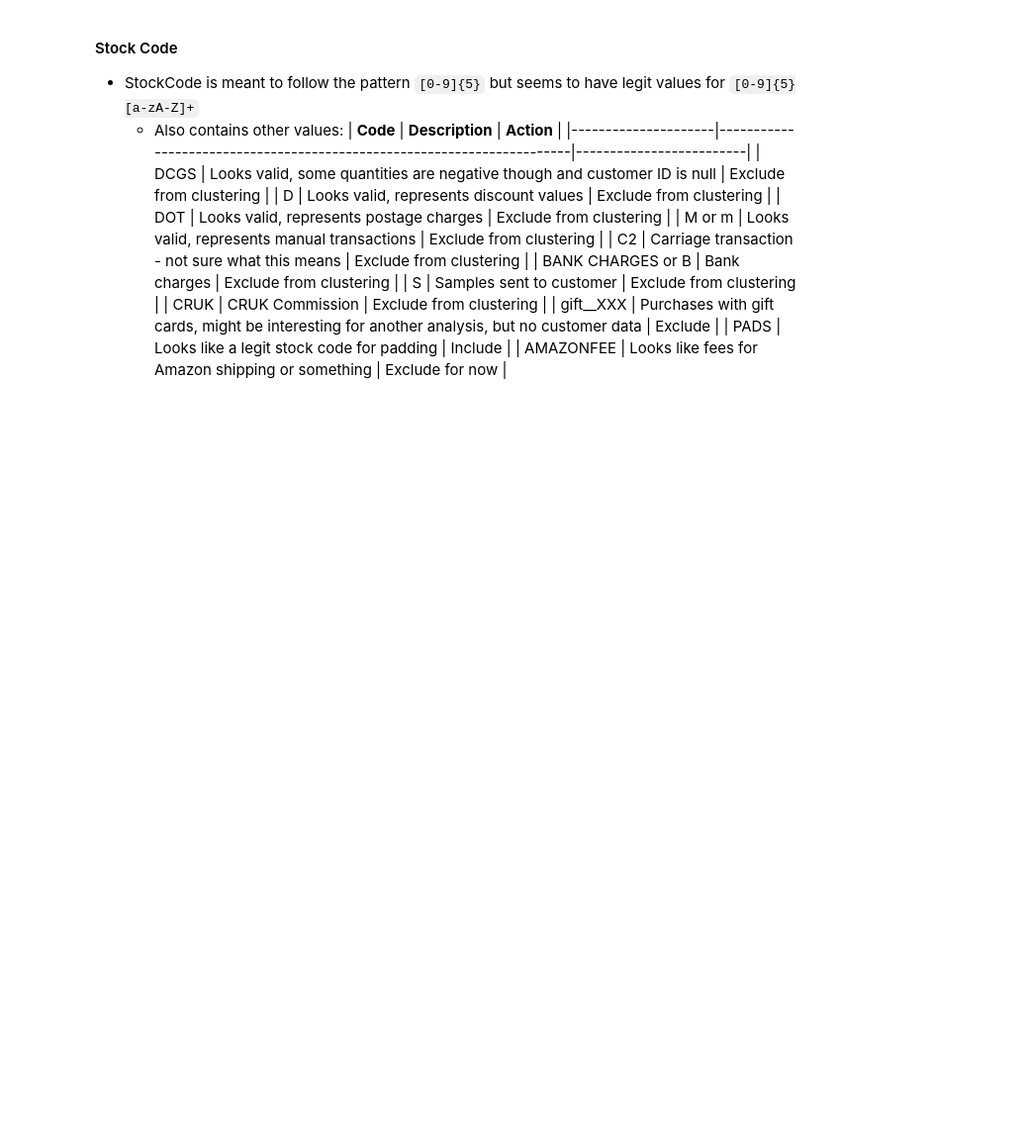
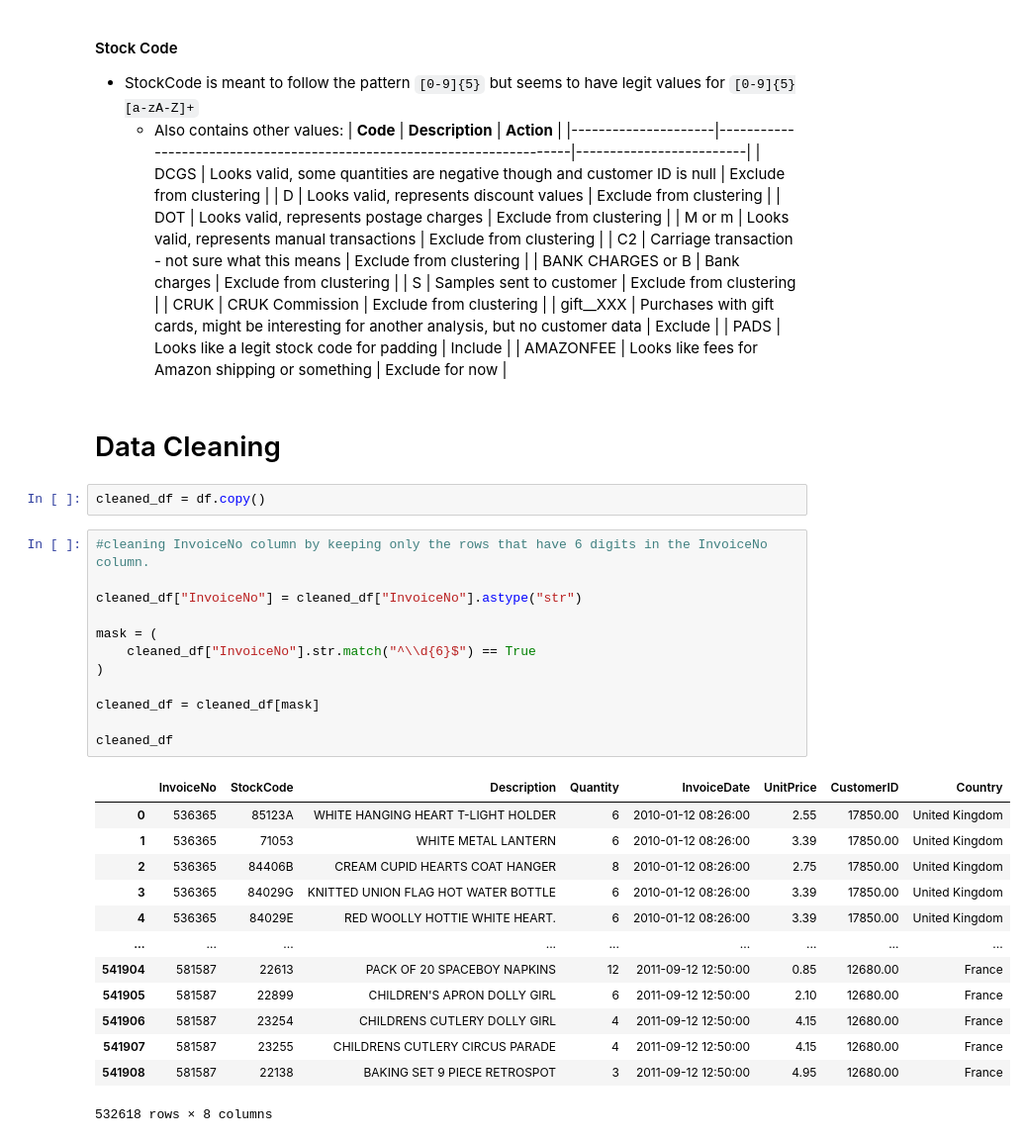
Before and after one commit to dhruvthumar/Project_CS4403-retail-mining, a Jupyter notebook: online-retail-data-clustering.ipynb, the cells around one changed output. Shown at 99% size. Saved outputs shown, nothing was run; the diff lists cells and outputs as text; blank space fills up the shorter version.

```diff
--- a/online-retail-data-clustering.ipynb
+++ b/online-retail-data-clustering.ipynb
@@ -228,3 +228,33 @@ df[df["StockCode"].str.contains("^P")]
         | gift__XXX       | Purchases with gift cards, might be interesting for another analysis, but no customer data | Exclude |
         | PADS            | Looks like a legit stock code for padding                              | Include                 |
         | AMAZONFEE       | Looks like fees for Amazon shipping or something                       | Exclude for now         |
+# %% [markdown]
+# Data Cleaning
+# %%
+cleaned_df = df.copy()
+# %%
+#cleaning InvoiceNo column by keeping only the rows that have 6 digits in the InvoiceNo column.
+
+cleaned_df["InvoiceNo"] = cleaned_df["InvoiceNo"].astype("str")
+
+mask = (
+    cleaned_df["InvoiceNo"].str.match("^\\d{6}$") == True
+)
+
+cleaned_df = cleaned_df[mask]
+
+cleaned_df
+# %% [output]
+|  | InvoiceNo | StockCode | Description | Quantity | InvoiceDate | UnitPrice | CustomerID | Country |
+| 0 | 536365 | 85123A | WHITE HANGING HEART T-LIGHT HOLDER | 6 | 2010-01-12 08:26:00 | 2.55 | 17850.00 | United Kingdom |
+| 1 | 536365 | 71053 | WHITE METAL LANTERN | 6 | 2010-01-12 08:26:00 | 3.39 | 17850.00 | United Kingdom |
+| 2 | 536365 | 84406B | CREAM CUPID HEARTS COAT HANGER | 8 | 2010-01-12 08:26:00 | 2.75 | 17850.00 | United Kingdom |
+| 3 | 536365 | 84029G | KNITTED UNION FLAG HOT WATER BOTTLE | 6 | 2010-01-12 08:26:00 | 3.39 | 17850.00 | United Kingdom |
+| 4 | 536365 | 84029E | RED WOOLLY HOTTIE WHITE HEART. | 6 | 2010-01-12 08:26:00 | 3.39 | 17850.00 | United Kingdom |
+| ... | ... | ... | ... | ... | ... | ... | ... | ... |
+| 541904 | 581587 | 22613 | PACK OF 20 SPACEBOY NAPKINS | 12 | 2011-09-12 12:50:00 | 0.85 | 12680.00 | France |
+| 541905 | 581587 | 22899 | CHILDREN'S APRON DOLLY GIRL | 6 | 2011-09-12 12:50:00 | 2.10 | 12680.00 | France |
+| 541906 | 581587 | 23254 | CHILDRENS CUTLERY DOLLY GIRL | 4 | 2011-09-12 12:50:00 | 4.15 | 12680.00 | France |
+| 541907 | 581587 | 23255 | CHILDRENS CUTLERY CIRCUS PARADE | 4 | 2011-09-12 12:50:00 | 4.15 | 12680.00 | France |
+| 541908 | 581587 | 22138 | BAKING SET 9 PIECE RETROSPOT | 3 | 2011-09-12 12:50:00 | 4.95 | 12680.00 | France |
+532618 rows × 8 columns
```
Also changed, not shown: parts of 13 cells of this notebook.
